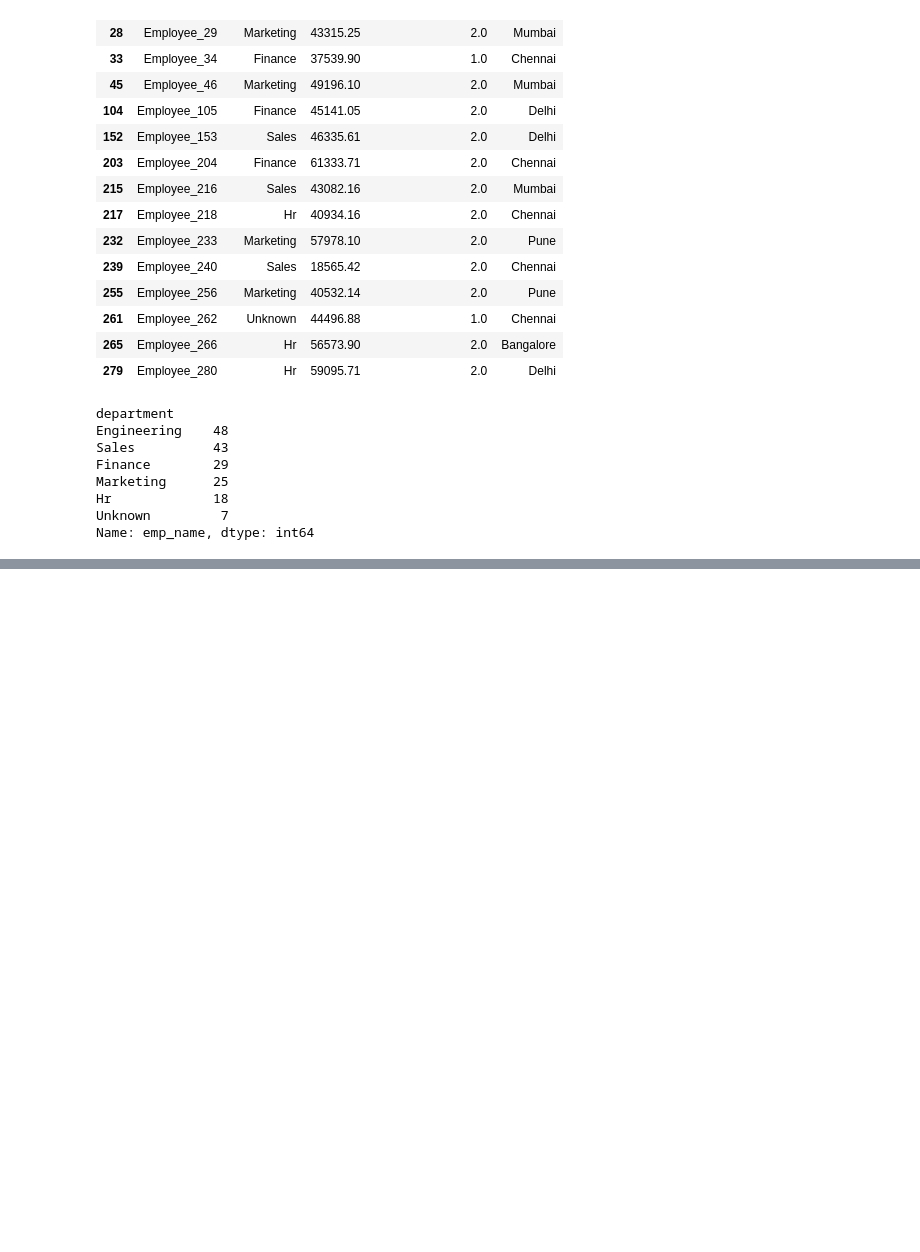
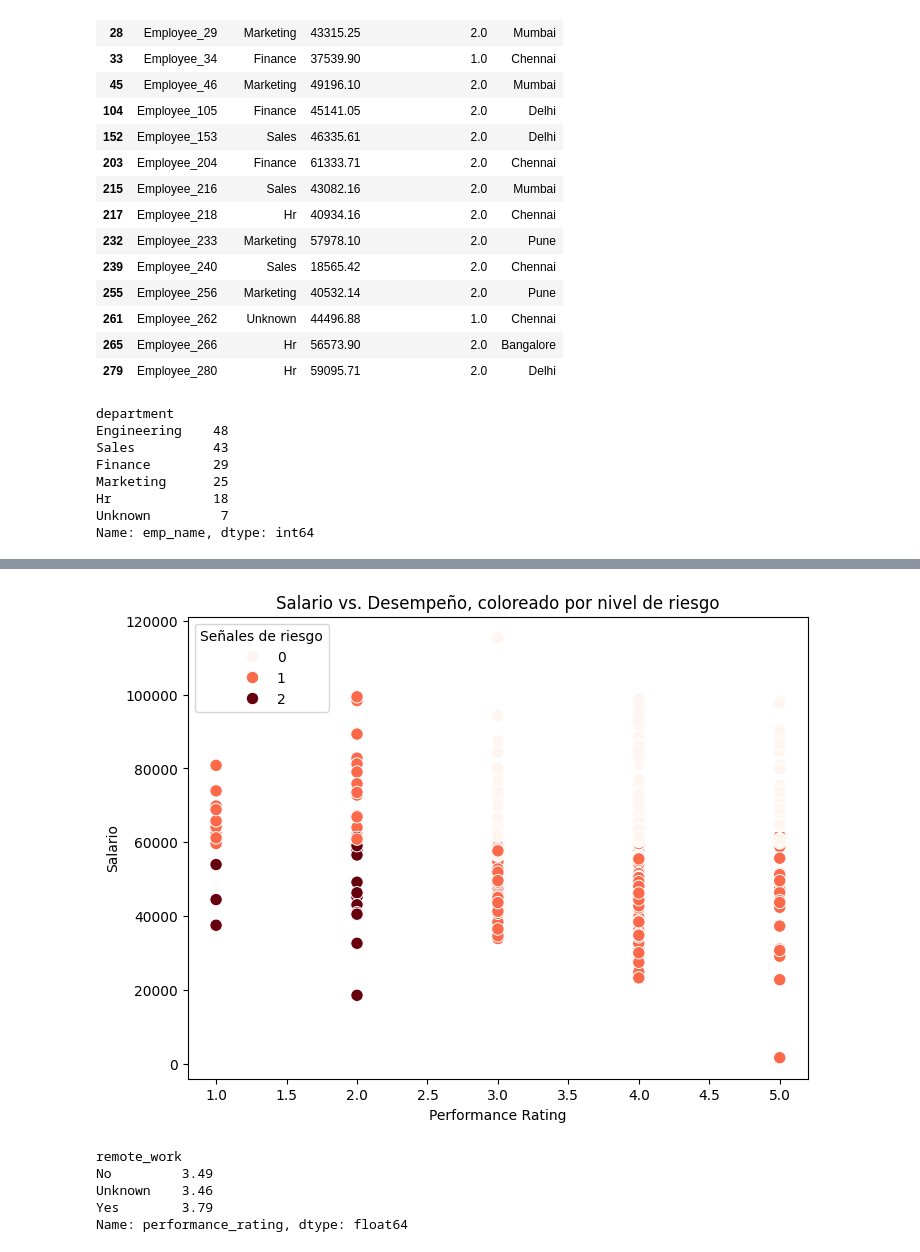
Before and after one commit to juanfelipevaldesgomez-design/ANALYTICS-EMPLOYESS, a Jupyter notebook: ANALYTICS.ipynb, the cells around one changed output, grey strips where cells are left out. Drawn from its saved outputs; the diff is of its cells as text; code cells hidden in the pictures; blank space fills up the shorter version.

```diff
--- a/ANALYTICS.ipynb
+++ b/ANALYTICS.ipynb
@@ -200,0 +216,26 @@ plt.show()
+# %%
+plt.figure(figsize=(8, 6))
+sns.scatterplot(
+    data=analytics_general,
+    x='performance_rating',
+    y='salary',
+    hue='riesgo_total',
+    palette='Reds',
+    s=80
+)
+plt.title('Salario vs. Desempeño, coloreado por nivel de riesgo')
+plt.xlabel('Performance Rating')
+plt.ylabel('Salario')
+plt.legend(title='Señales de riesgo')
+plt.show()
+# %% [output]
+[figure, added]
+# %%
+desempeno_remoto = analytics_general.groupby('remote_work')['performance_rating'].mean().round(2)
+desempeno_remoto
+# %% [output]
+remote_work
+No         3.49
+Unknown    3.46
+Yes        3.79
+Name: performance_rating, dtype: float64
```
Also changed, not shown: parts of 5 cells of this notebook.
